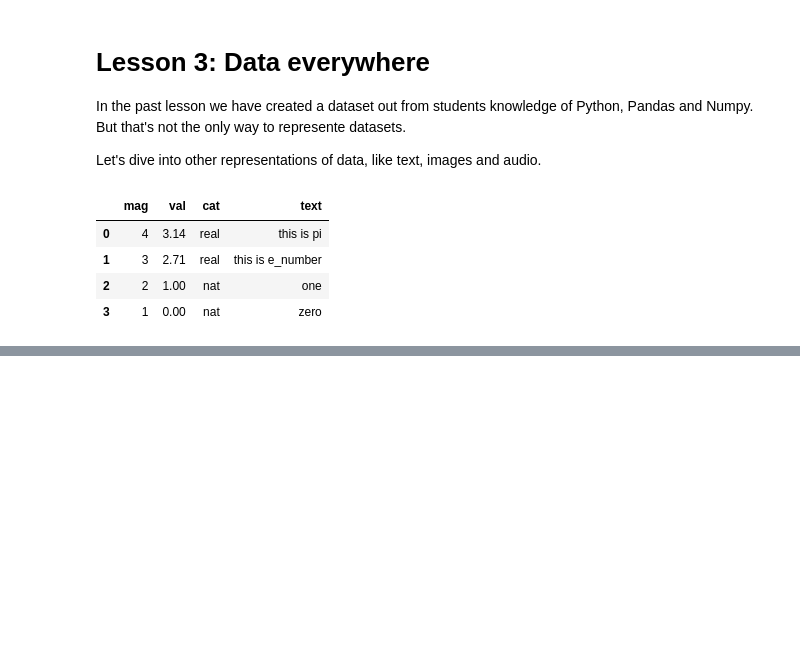
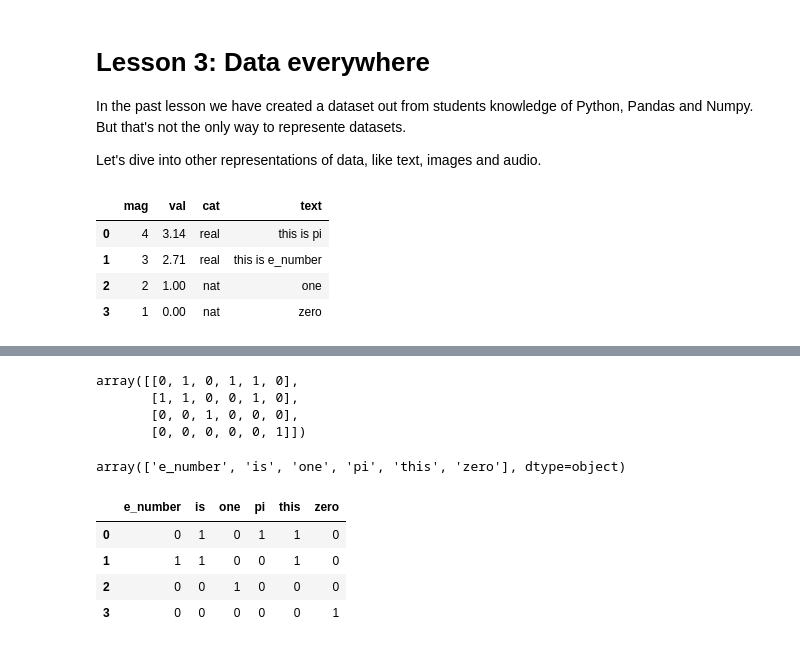
Before and after one commit to rodri-iot/my_bootcamp, a Jupyter notebook: notebooks/Lesson_3.ipynb, the cells around one changed output, grey strips where cells are left out. Drawn from its saved outputs; the diff is of its cells as text; code cells hidden in the pictures; blank space fills up the shorter version.

```diff
--- a/notebooks/Lesson_3.ipynb
+++ b/notebooks/Lesson_3.ipynb
@@ -30,3 +30,5 @@ df_samp
 # Now, computer can only read numbers so how can we convert this dataset to a
 # numeric representation?
 # 1.2 Categoricals: You can represent them with a yes, it is or  no, it's not
+df_samp["cat"] = df_samp["cat"].apply(lambda x:1 if x == "nat" else 0)
+df_samp
@@ -42,8 +52,27 @@ df_samp
 # %%
 # Then we convert the vectorized text into a matrix
+text_matrix = bow.toarray()
+text_matrix
+# %% [output]
+array([[0, 1, 0, 1, 1, 0],
+       [1, 1, 0, 0, 1, 0],
+       [0, 0, 1, 0, 0, 0],
+       [0, 0, 0, 0, 0, 1]])
 # %%
 # And we get the word associated with each column
+names = vectorizer.get_feature_names_out()
+names
+# %% [output]
+array(['e_number', 'is', 'one', 'pi', 'this', 'zero'], dtype=object)
 # %%
 # Then we create our dataframe
+df_vecwo = pd.DataFrame(data= text_matrix, columns= names)
+df_vecwo
+# %% [output]
+|  | e_number | is | one | pi | this | zero |
+| 0 | 0 | 1 | 0 | 1 | 1 | 0 |
+| 1 | 1 | 1 | 0 | 0 | 1 | 0 |
+| 2 | 0 | 0 | 1 | 0 | 0 | 0 |
+| 3 | 0 | 0 | 0 | 0 | 0 | 1 |
 # %%
 # And we append it to our original dataframe
```
Also changed, not shown: parts of 4 cells of this notebook.
